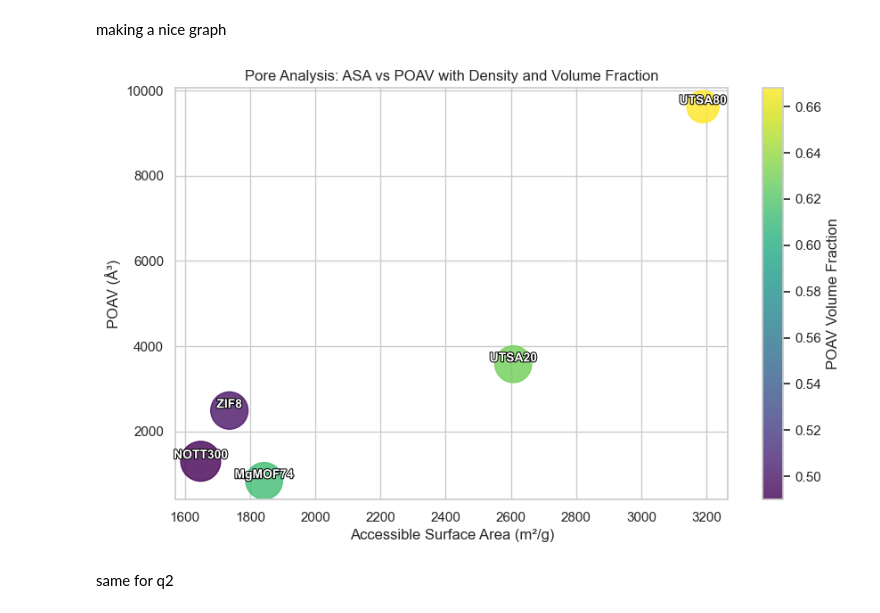
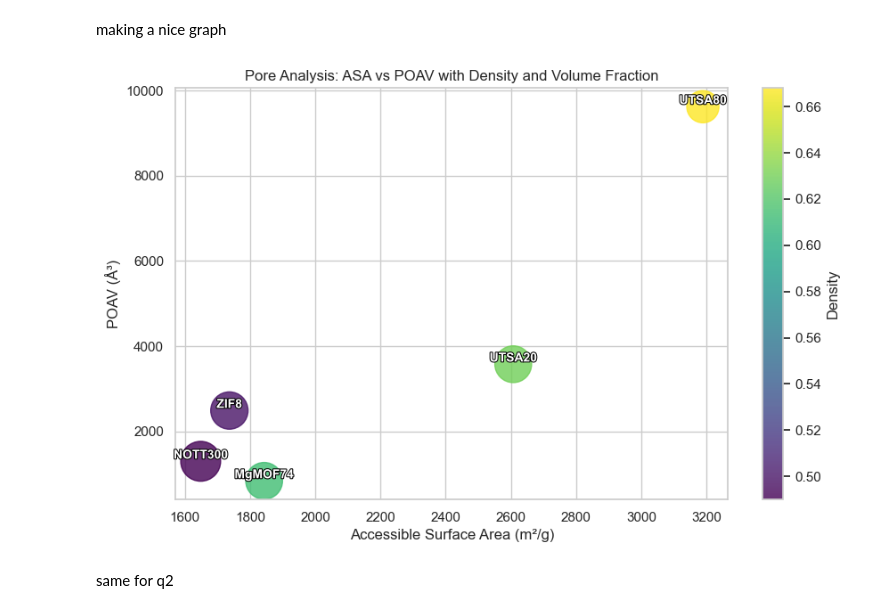
Before and after one commit to LucasEiche/ModLab_groupK, a Jupyter notebook: Project 2/data_extraction.ipynb, the cells around one changed output. Cells and saved outputs as stored; diff of their text form; code cells hidden in the pictures.

Commit message:
fixed graph label

```diff
--- a/Project 2/data_extraction.ipynb
+++ b/Project 2/data_extraction.ipynb
@@ -63,35 +63,35 @@ data = {
     "POAV_Volume_fraction": [0.61368, 0.48999, 0.62907, 0.66798, 0.49906]
 }
 df = pd.DataFrame(data)
 
 sns.set(style="whitegrid")
 plt.figure(figsize=(10,6))
 
 scatter = plt.scatter(
     df["ASA_m2/g"], df["POAV_A3"],
     s=df["Density"]*1000,
     c=df["POAV_Volume_fraction"], cmap="viridis", alpha=0.8
 )
 
 for i, txt in enumerate(df["Material"]):
     text = plt.annotate(
         txt,
         (df["ASA_m2/g"][i], df["POAV_A3"][i]),
         fontsize=10, ha="center", va="bottom", color="white", weight="bold"
     )
     # Add black outline to make label readable on any color
     text.set_path_effects([
         path_effects.Stroke(linewidth=1.5, foreground='black'),
         path_effects.Normal()
     ])
 
-plt.colorbar(scatter, label="POAV Volume Fraction")
+plt.colorbar(scatter, label="Density")
 plt.xlabel("Accessible Surface Area (m²/g)")
 plt.ylabel("POAV (Å³)")
 plt.title("Pore Analysis: ASA vs POAV with Density and Volume Fraction")
 plt.show()
 # %% [output]
-[figure, old version]
+[figure, new version]
 # %% [markdown]
 same for q2
 # %%
```
